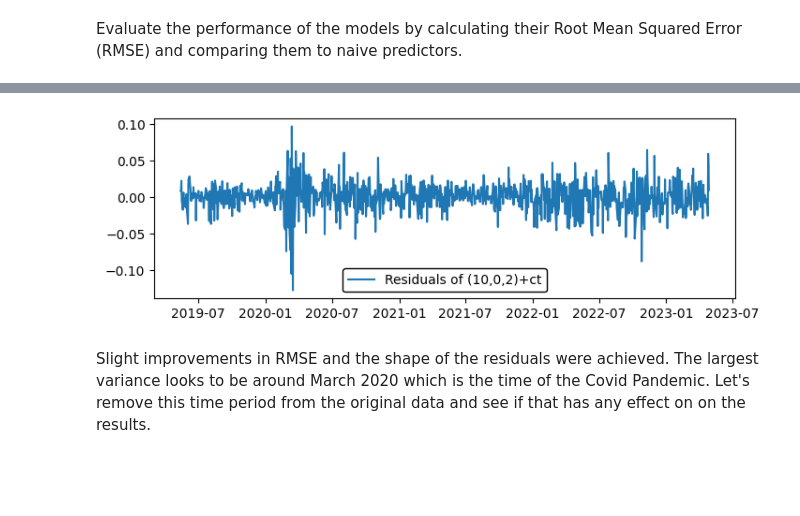
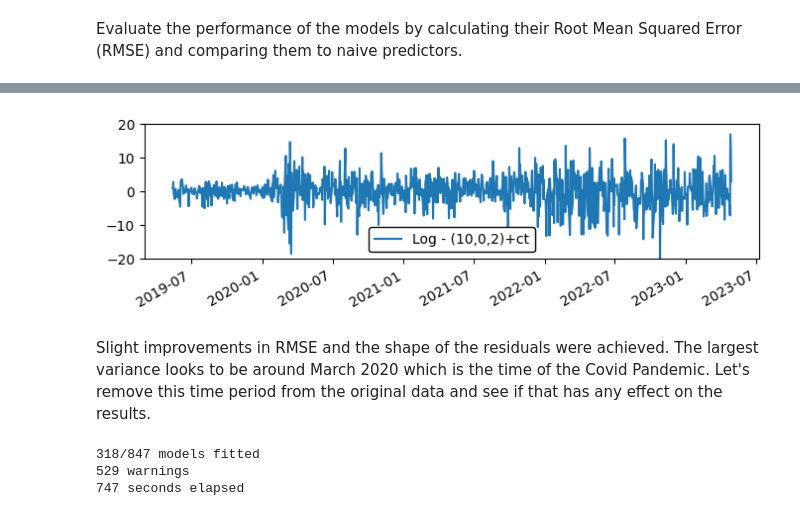
Before and after one commit to anmkap/market-prediction, a Jupyter notebook: notebooks/arima.ipynb, the cells around one changed output, grey strips where cells are left out. Saved outputs shown, nothing was run; the diff lists cells and outputs as text; code cells hidden in the pictures; blank space fills up the shorter version.

```diff
--- a/notebooks/arima.ipynb
+++ b/notebooks/arima.ipynb
@@ -502,5 +509,5 @@ The residuals display heteroskedasticity i.e. the variance is not constant over
 # %%
-data = log_close
+data = log_close.copy()
 train = data[:'20230428']
 test = data['20230501':]
 # %%
@@ -526,17 +534,9 @@ Daily unbiased (step ahead): 4.59
 Weekly ARIMA 10,0,2+ct: 6.98
 Weekly unbiased (step ahead): 9.18
 Weekly unbiased (moving mean): 8.39
-# %%
-model = ARIMA(
-    train,
-    trend='ct',
-    order=(10,0,2)
-).fit()
-plt.figure(figsize=(8, 2.5))
-plt.plot(model.resid[1:], label='Residuals of (10,0,2)+ct')
-plt.legend(fontsize=10, loc='lower center', edgecolor='black', framealpha=1)
-plt.show()
-# %% [output]
-[figure, removed]
+# %%
+plot_residuals(train, (10, 0, 2), 'ct', exp=True)
+# %% [output]
+[figure, added]
 # %% [markdown]
-Slight improvements in RMSE and the shape of the residuals were achieved. The largest variance looks to be around March 2020 which is the time of the Covid Pandemic. Let's remove this time period from the original data and see if that has any effect on on the results.
+Slight improvements in RMSE and the shape of the residuals were achieved. The largest variance looks to be around March 2020 which is the time of the Covid Pandemic. Let's remove this time period from the original data and see if that has any effect on the results.
@@ -542,0 +548,6 @@ Slight improvements in RMSE and the shape of the residuals were achieved. The la
+# %%
+model_stats(train)
+# %% [output]
+318/847 models fitted
+529 warnings
+747 seconds elapsed
```
Also changed, not shown: parts of 34 cells of this notebook, 10 other files.
